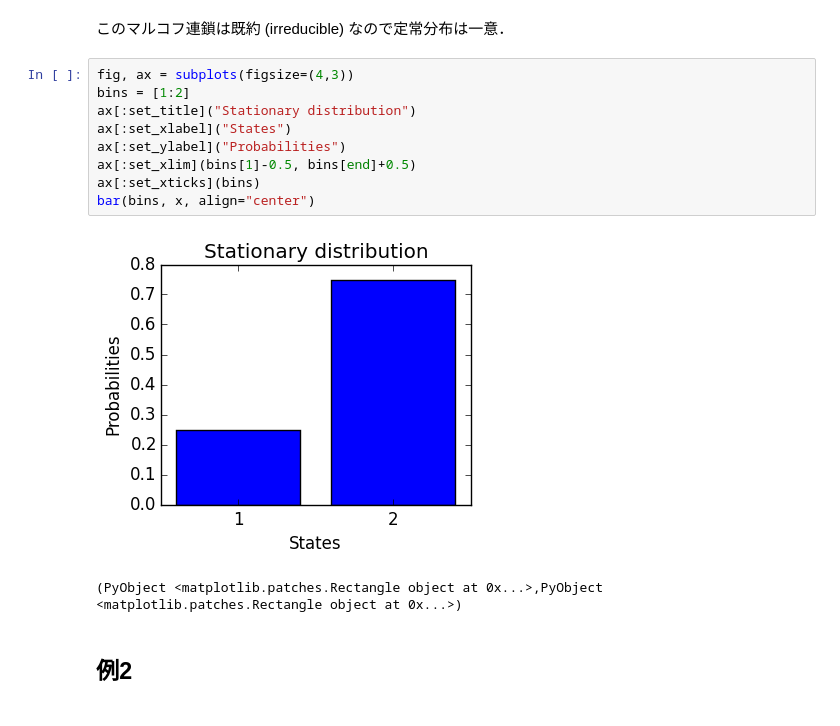
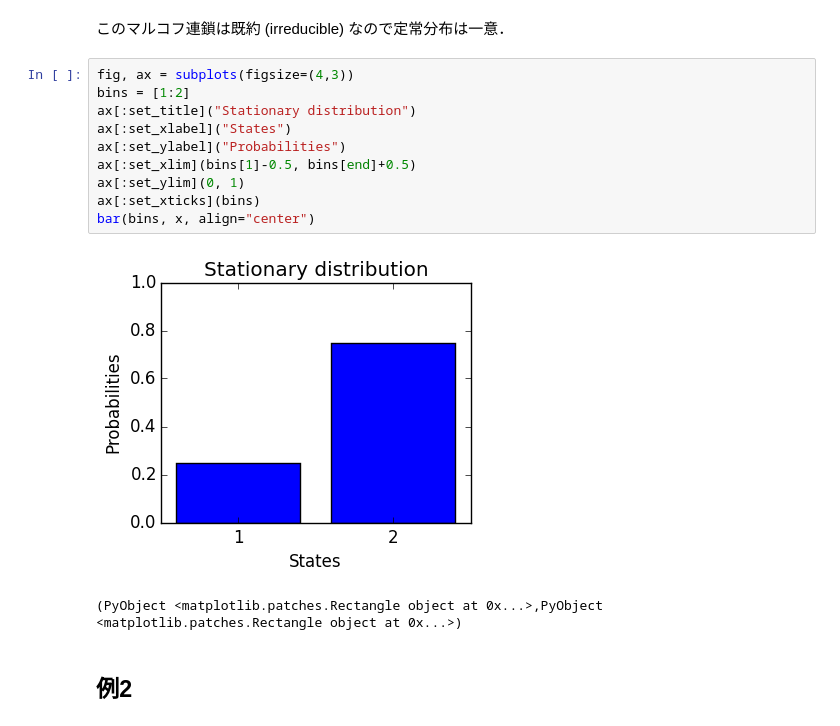
Before and after one commit to oyamad/presentations, a Jupyter notebook: JuliaTokyo04/markov_chain.ipynb, the cells around one changed output. Drawn from its saved outputs; the diff is of its cells as text.

```diff
--- a/JuliaTokyo04/markov_chain.ipynb
+++ b/JuliaTokyo04/markov_chain.ipynb
@@ -87,14 +87,15 @@ x = mc_compute_stationary(mc)
 # %%
 fig, ax = subplots(figsize=(4,3))
 bins = [1:2]
 ax[:set_title]("Stationary distribution")
 ax[:set_xlabel]("States")
 ax[:set_ylabel]("Probabilities")
 ax[:set_xlim](bins[1]-0.5, bins[end]+0.5)
+ax[:set_ylim](0, 1)
 ax[:set_xticks](bins)
 bar(bins, x, align="center")
 # %% [output]
-[figure, old version]
+[figure, new version]
 (PyObject <matplotlib.patches.Rectangle object at 0x...>,PyObject <matplotlib.patches.Rectangle object at 0x...>)
 # %% [markdown]
 ## 例2
```
Also changed, not shown: parts of 5 cells of this notebook, 1 other file.
